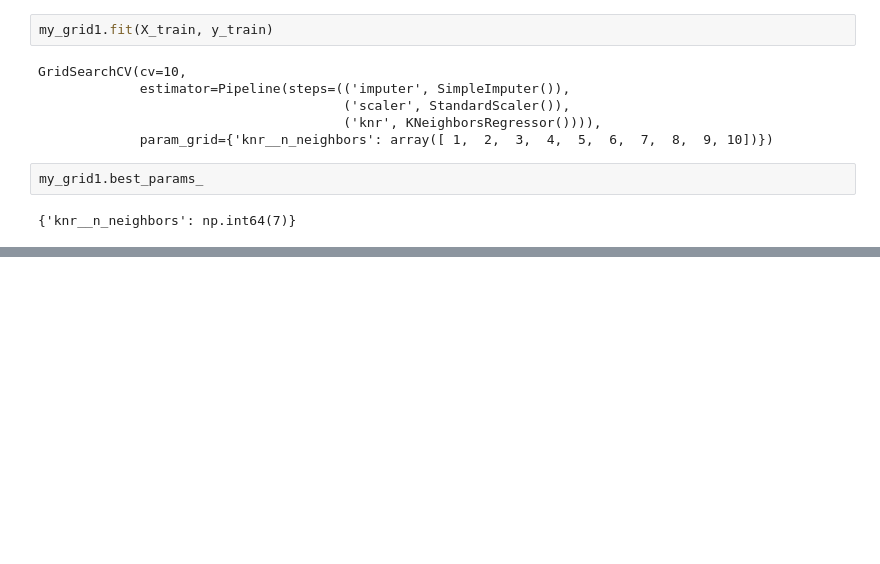
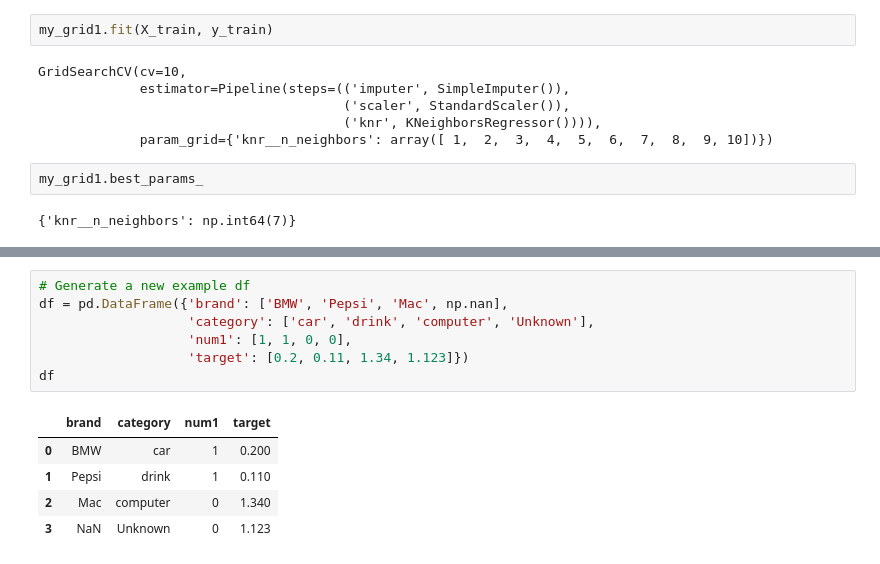
Before and after one commit to balintstewart77/magnimind-assignments, a Jupyter notebook: ML_preprocessing_module/preprocessing_lecture_notebook.ipynb, the cells around one changed output, grey strips where cells are left out. Saved outputs shown, nothing was run; the diff lists cells and outputs as text; blank space fills up the shorter version.

```diff
--- a/ML_preprocessing_module/preprocessing_lecture_notebook.ipynb
+++ b/ML_preprocessing_module/preprocessing_lecture_notebook.ipynb
@@ -290,0 +314,13 @@ KeyError: 0
+# %%
+# Generate a new example df
+df = pd.DataFrame({'brand': ['BMW', 'Pepsi', 'Mac', np.nan],
+                   'category': ['car', 'drink', 'computer', 'Unknown'],
+                   'num1': [1, 1, 0, 0],
+                   'target': [0.2, 0.11, 1.34, 1.123]})
+df
+# %% [output]
+|  | brand | category | num1 | target |
+| 0 | BMW | car | 1 | 0.200 |
+| 1 | Pepsi | drink | 1 | 0.110 |
+| 2 | Mac | computer | 0 | 1.340 |
+| 3 | NaN | Unknown | 0 | 1.123 |
```
Also changed, not shown: parts of 34 cells of this notebook.
